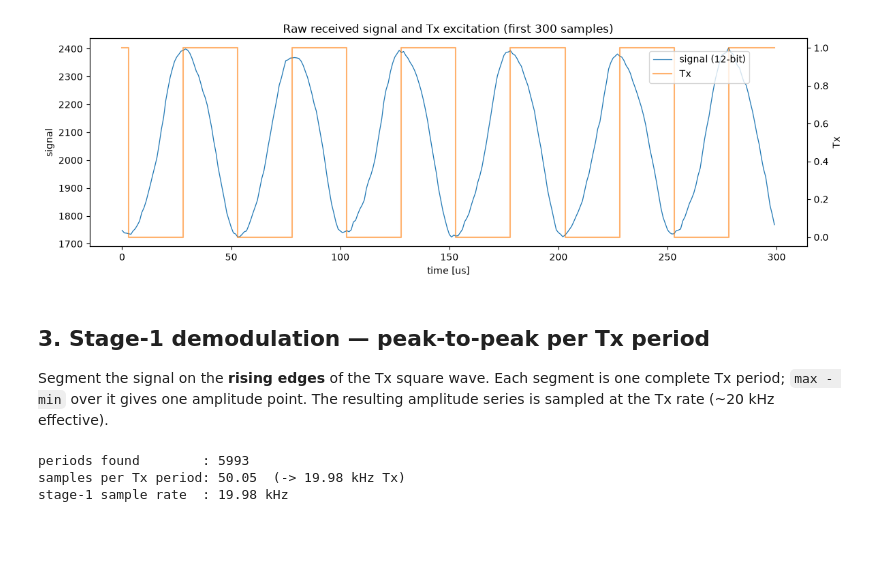
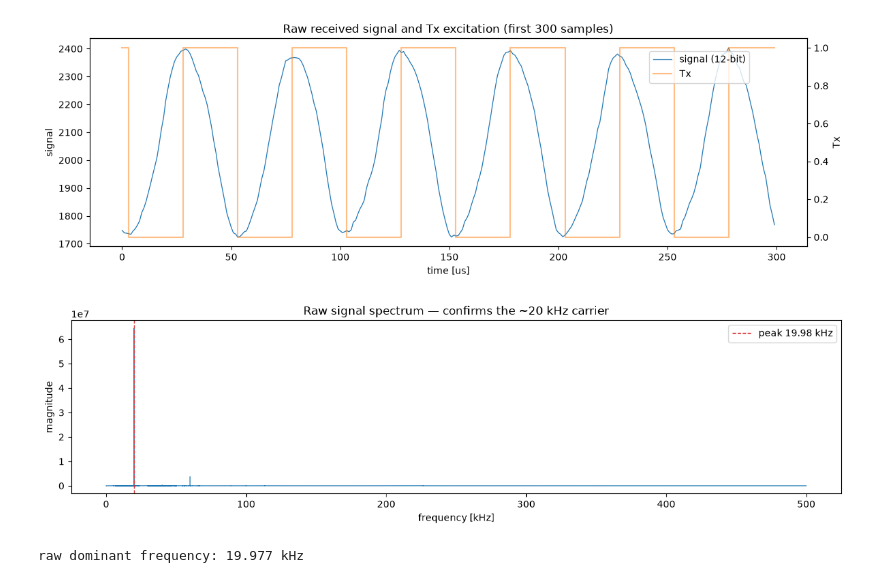
Before and after one commit to gfeyer/bu_dsp_sandbox, a Jupyter notebook: notebooks/ec_demodulation.ipynb, the cells around one changed output. Saved outputs shown, nothing was run; the diff lists cells and outputs as text; code cells hidden in the pictures; blank space fills up the shorter version.

```diff
--- a/notebooks/ec_demodulation.ipynb
+++ b/notebooks/ec_demodulation.ipynb
@@ -74,41 +86,26 @@ plt.tight_layout()
 plt.show()
 # %% [output]
 [figure]
-# %% [markdown]
-## 3. Stage-1 demodulation — peak-to-peak per Tx period
-
-Segment the signal on the **rising edges** of the Tx square wave. Each segment is one
-complete Tx period; `max - min` over it gives one amplitude point. The resulting
-amplitude series is sampled at the Tx rate (~20 kHz effective).
-# %%
-def demod_peak_to_peak(sig, tx):
-    """max-min of `sig` over each Tx period (Tx rising edge -> next rising edge).
-
-    Returns (amp, centers) where `centers` are the sample indices at each period's
-    midpoint, suitable for building a time axis.
-    """
-    edges = np.flatnonzero(np.diff(tx) == 1) + 1  # rising edges of the square wave
-    amp = np.empty(edges.size - 1)
-    centers = np.empty(edges.size - 1)
-    for i in range(edges.size - 1):
-        a, b = edges[i], edges[i + 1]
-        seg = sig[a:b]
-        amp[i] = seg.max() - seg.min()
-        centers[i] = (a + b) / 2
-    return amp, centers
-
-
-amp1, centers1 = demod_peak_to_peak(signal, tx)
-
-# Effective sample rate of the stage-1 series (one point per Tx period).
-spp = np.diff(centers1).mean()  # samples per period
-fs1 = ADC_CLOCK_HZ / spp
-t1 = centers1 / ADC_CLOCK_HZ
-
-print(f"periods found        : {amp1.size}")
-print(f"samples per Tx period: {spp:.2f}  (-> {ADC_CLOCK_HZ / spp / 1e3:.2f} kHz Tx)")
-print(f"stage-1 sample rate  : {fs1 / 1e3:.2f} kHz")
-# %% [output]
-periods found        : 5993
-samples per Tx period: 50.05  (-> 19.98 kHz Tx)
-stage-1 sample rate  : 19.98 kHz
+# %%
+def dominant_freq(x, fs):
+    """Dominant frequency of `x` (DC removed, Hann-windowed) in Hz."""
+    x = x - x.mean()
+    spec = np.abs(np.fft.rfft(x * np.hanning(x.size)))
+    freqs = np.fft.rfftfreq(x.size, d=1 / fs)
+    return freqs[np.argmax(spec)], freqs, spec
+
+
+f0, freqs, spec = dominant_freq(signal, ADC_CLOCK_HZ)
+fig, ax = plt.subplots(figsize=(12, 3.5))
+ax.plot(freqs / 1e3, spec, lw=0.8)
+ax.axvline(f0 / 1e3, color="tab:red", ls="--", lw=1, label=f"peak {f0/1e3:.2f} kHz")
+ax.set_xlabel("frequency [kHz]")
+ax.set_ylabel("magnitude")
+ax.set_title("Raw signal spectrum — confirms the ~20 kHz carrier")
+ax.legend()
+plt.tight_layout()
+plt.show()
+print(f"raw dominant frequency: {f0/1e3:.3f} kHz")
+# %% [output]
+[figure, added]
+raw dominant frequency: 19.977 kHz
```
Also changed, not shown: parts of 22 cells of this notebook.
